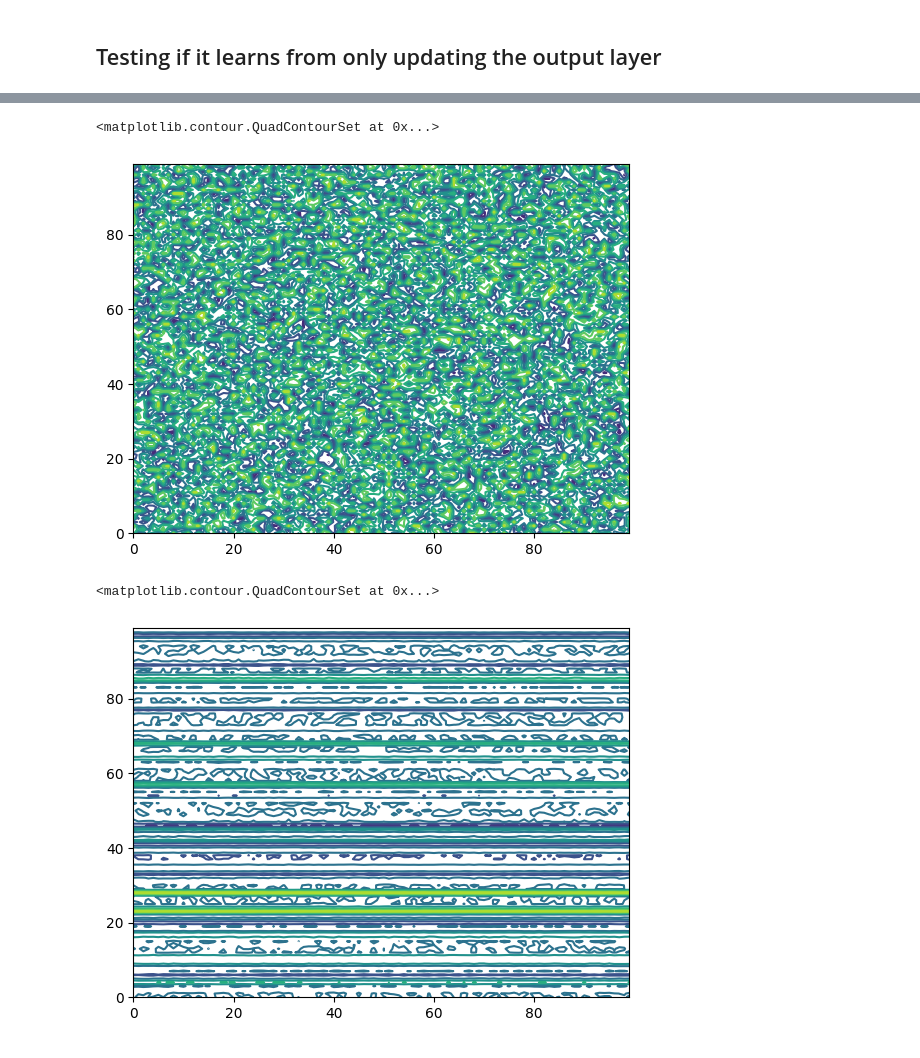
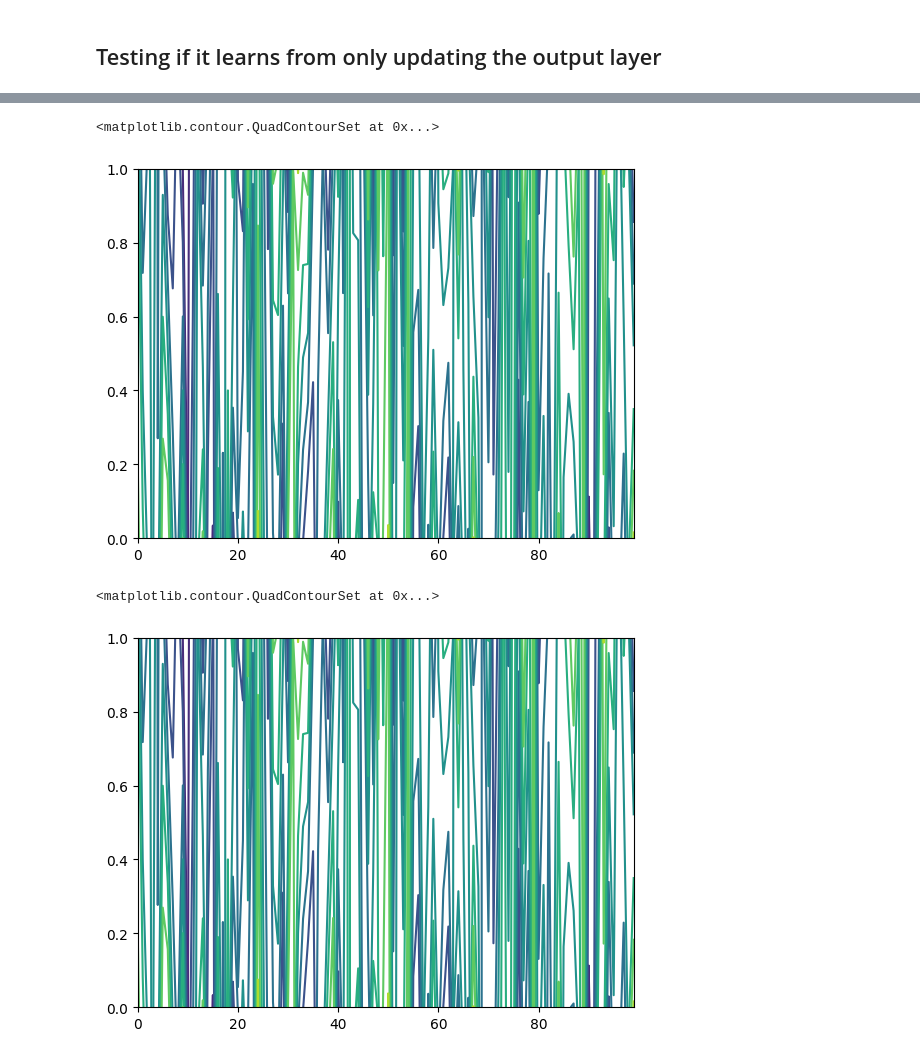
Before and after one commit to magnushelliesen/neural-network, a Jupyter notebook: neural-network.ipynb, the cells around one changed output, grey strips where cells are left out. Cells and saved outputs as stored; diff of their text form; code cells hidden in the pictures.

Commit message:
Storing initial weights and biases

```diff
--- a/neural-network.ipynb
+++ b/neural-network.ipynb
@@ -27,7 +27,7 @@ array([0.54337427, 0.45662573])
 # %%
-plt.contour(nn.weights[1])
+plt.contour(nn.weights[2])
 # %% [output]
 <matplotlib.contour.QuadContourSet at 0x...>
-[figure, old version]
+[figure, new version]
 # %%
 # Making two types of data with some noise
@@ -41,8 +41,8 @@ for _ in range(50):
 # %%
-plt.contour(nn.weights[1])
+plt.contour(nn.weights[2])
 # %% [output]
 <matplotlib.contour.QuadContourSet at 0x...>
-[figure, old version]
+[figure, new version]
 # %%
 # It already shows improvement
 nn.predict(array1)
```
Also changed, not shown: parts of 7 cells of this notebook, 1 other file.
